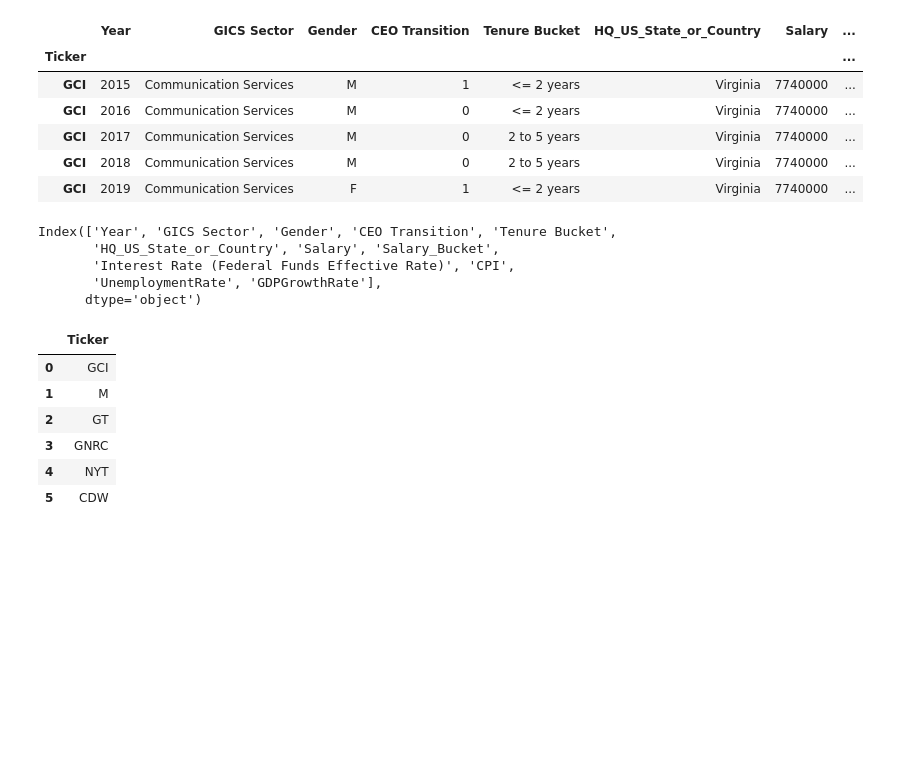
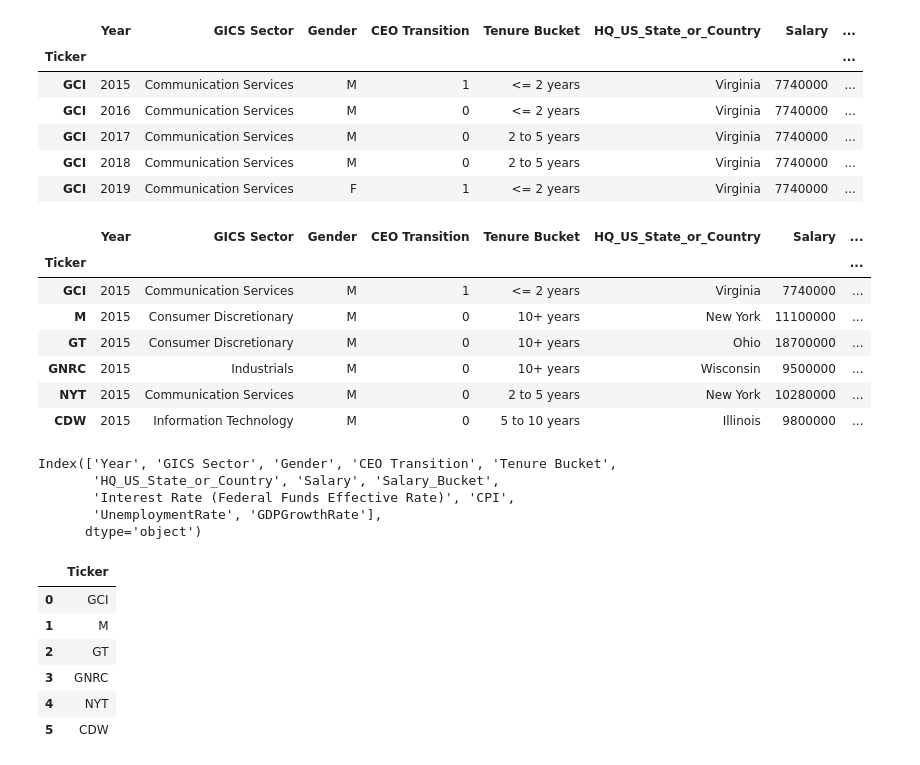
Before and after one commit to NicholasJWiid/StockSmart_ML, a Jupyter notebook: Smart_Stock_ML_NN_Model_Test.ipynb, the cells around one changed output. Drawn from its saved outputs; the diff is of its cells as text; code cells hidden in the pictures; blank space fills up the shorter version.

Commit message:
Final completed data cleaning, prep and Machine Learning files

```diff
--- a/Smart_Stock_ML_NN_Model_Test.ipynb
+++ b/Smart_Stock_ML_NN_Model_Test.ipynb
@@ -93,14 +101,27 @@ test_stocks_metrics_df.head()
 | GCI | 2017 | Communication Services | M | 0 | 2 to 5 years | Virginia | 7740000 | ... |
 | GCI | 2018 | Communication Services | M | 0 | 2 to 5 years | Virginia | 7740000 | ... |
 | GCI | 2019 | Communication Services | F | 1 | <= 2 years | Virginia | 7740000 | ... |
-# %%
-test_stocks_metrics_df.columns
-# %% [output]
-Index(['Year', 'GICS Sector', 'Gender', 'CEO Transition', 'Tenure Bucket',
-       'HQ_US_State_or_Country', 'Salary', 'Salary_Bucket',
-       'Interest Rate (Federal Funds Effective Rate)', 'CPI',
-       'UnemploymentRate', 'GDPGrowthRate'],
-      dtype='object')
+# %%
+# Display merged df for the first year of data
+test_stocks_metrics_df[test_stocks_metrics_df['Year'] == 2015]
+# %% [output]
+|  | Year | GICS Sector | Gender | CEO Transition | Tenure Bucket | HQ_US_State_or_Country | Salary | ... |
+| Ticker |  |  |  |  |  |  |  | ... |
+| GCI | 2015 | Communication Services | M | 1 | <= 2 years | Virginia | 7740000 | ... |
+| M | 2015 | Consumer Discretionary | M | 0 | 10+ years | New York | 11100000 | ... |
+| GT | 2015 | Consumer Discretionary | M | 0 | 10+ years | Ohio | 18700000 | ... |
+| GNRC | 2015 | Industrials | M | 0 | 10+ years | Wisconsin | 9500000 | ... |
+| NYT | 2015 | Communication Services | M | 0 | 2 to 5 years | New York | 10280000 | ... |
+| CDW | 2015 | Information Technology | M | 0 | 5 to 10 years | Illinois | 9800000 | ... |
+# %%
+# View columns
+test_stocks_metrics_df.columns
+# %% [output]
+Index(['Year', 'GICS Sector', 'Gender', 'CEO Transition', 'Tenure Bucket',
+       'HQ_US_State_or_Country', 'Salary', 'Salary_Bucket',
+       'Interest Rate (Federal Funds Effective Rate)', 'CPI',
+       'UnemploymentRate', 'GDPGrowthRate'],
+      dtype='object')
 # %%
 # Create unique tickers list
 unique_tickers_df = pd.DataFrame(test_stocks_df['Ticker'].unique(), columns=["Ticker"])
```
Also changed, not shown: parts of 33 cells of this notebook, 3 other files.
